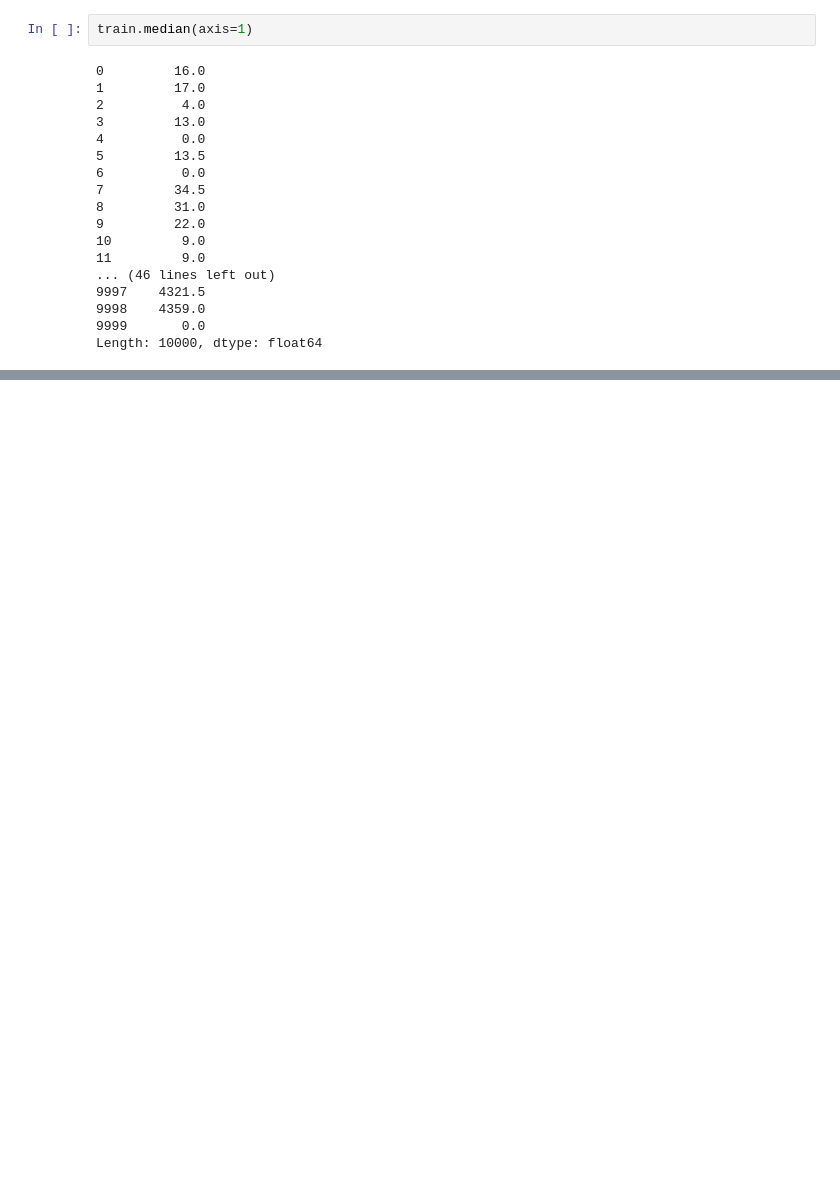
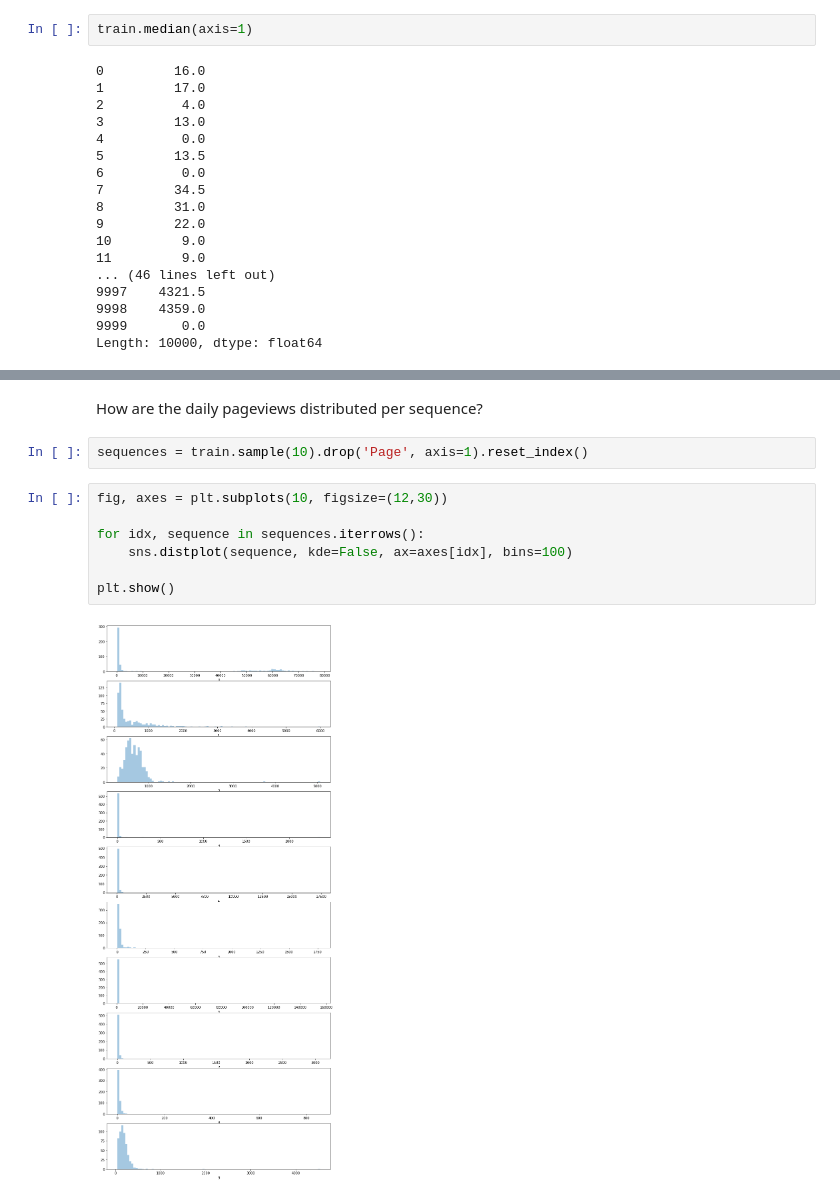
Before and after one commit to DBCerigo/kaggle-wiki, a Jupyter notebook: ali/explore.ipynb, the cells around one changed output, grey strips where cells are left out. Drawn from its saved outputs; the diff is of its cells as text; blank space fills up the shorter version.

Commit message:
Plot distributions of pageviews for some series

```diff
--- a/ali/explore.ipynb
+++ b/ali/explore.ipynb
@@ -93 +97,14 @@ train.tail()
 5 rows × 551 columns
+# %% [markdown]
+How are the daily pageviews distributed per sequence?
+# %%
+sequences = train.sample(10).drop('Page', axis=1).reset_index()
+# %%
+fig, axes = plt.subplots(10, figsize=(12,30))
+
+for idx, sequence in sequences.iterrows():
+    sns.distplot(sequence, kde=False, ax=axes[idx], bins=100)
+
+plt.show()
+# %% [output]
+[figure, added]
```
Also changed, not shown: parts of 16 cells of this notebook.
